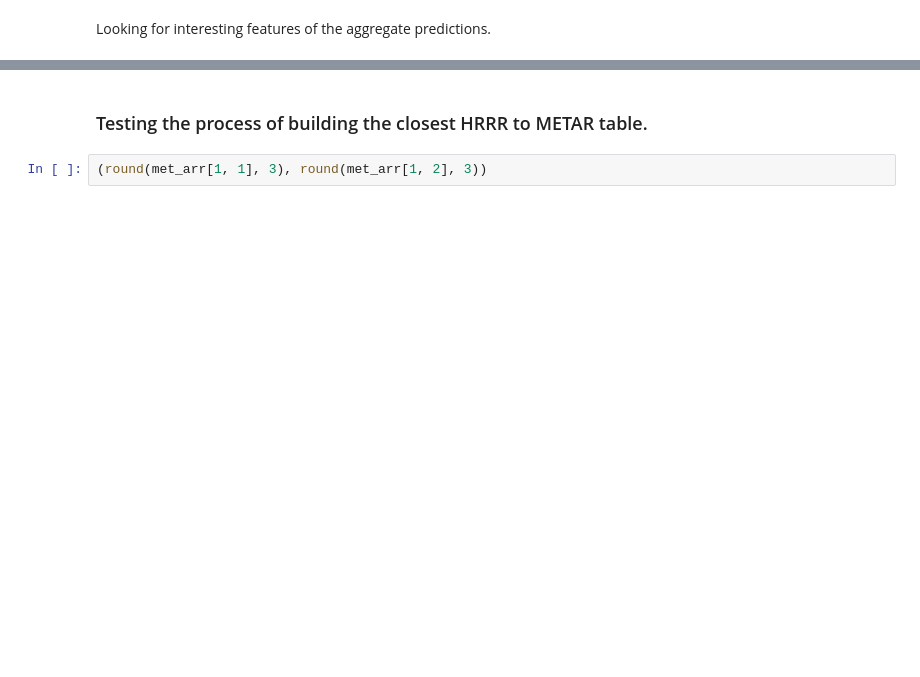
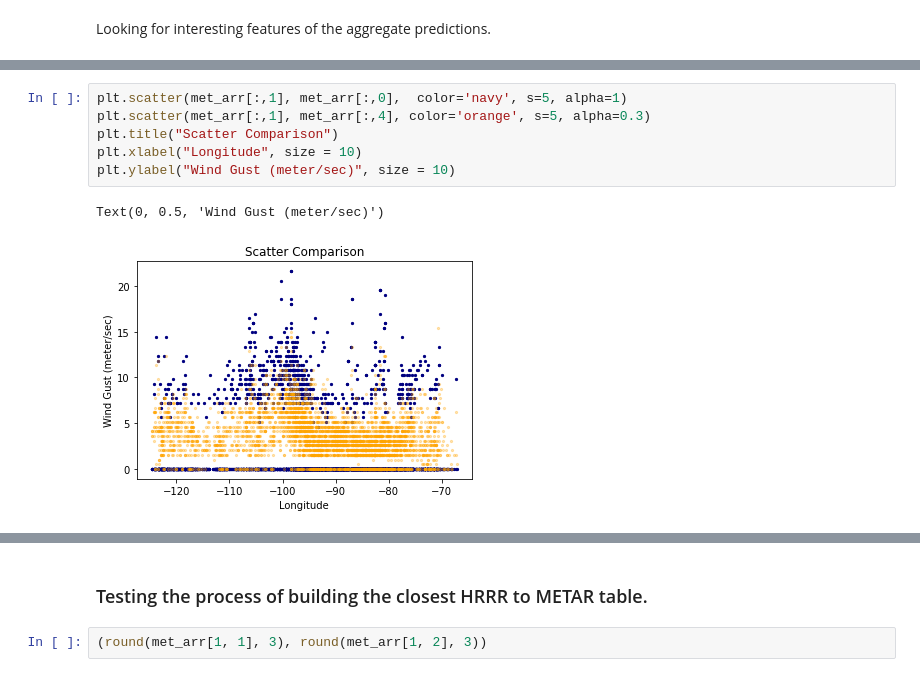
Before and after one commit to jesseturner/Wind-Gust-Predictions, a Jupyter notebook: HRRR_Performance_Evaluation.ipynb, the cells around one changed output, grey strips where cells are left out. Drawn from its saved outputs; the diff is of its cells as text; blank space fills up the shorter version.

```diff
--- a/HRRR_Performance_Evaluation.ipynb
+++ b/HRRR_Performance_Evaluation.ipynb
@@ -76,0 +97,9 @@ plt.ylim(0,1000000)
+# %%
+plt.scatter(met_arr[:,1], met_arr[:,0],  color='navy', s=5, alpha=1)
+plt.scatter(met_arr[:,1], met_arr[:,4], color='orange', s=5, alpha=0.3)
+plt.title("Scatter Comparison")
+plt.xlabel("Longitude", size = 10)
+plt.ylabel("Wind Gust (meter/sec)", size = 10)
+# %% [output]
+Text(0, 0.5, 'Wind Gust (meter/sec)')
+[figure, added]
```
Also changed, not shown: parts of 16 cells of this notebook.
